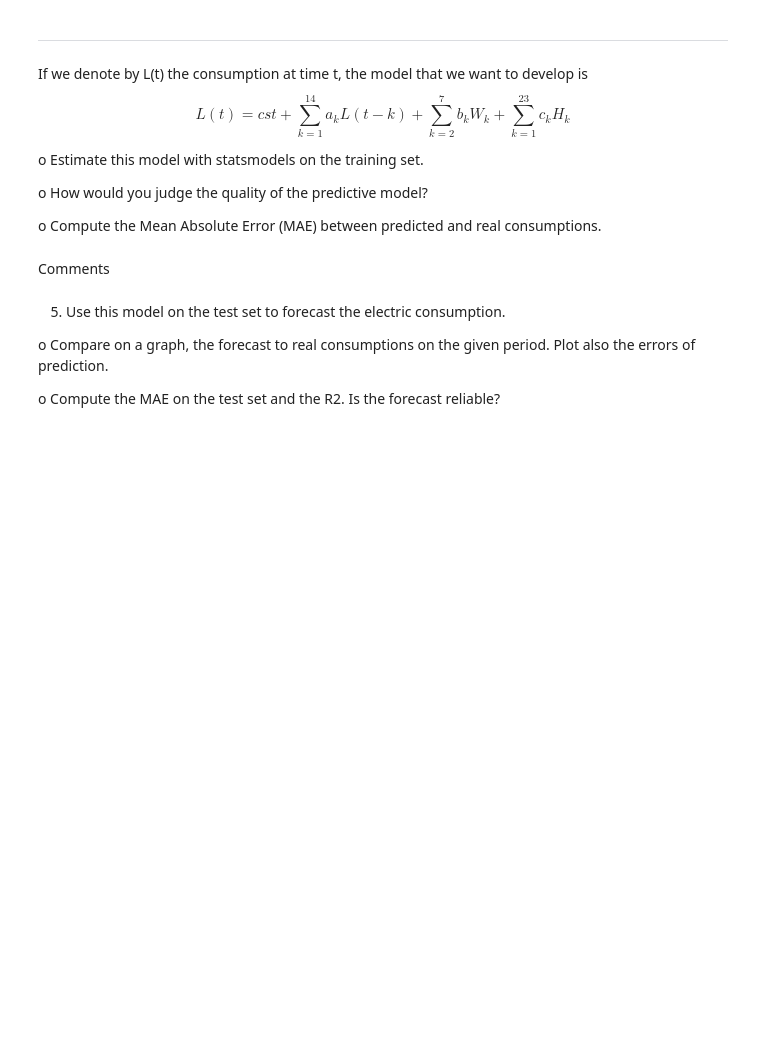
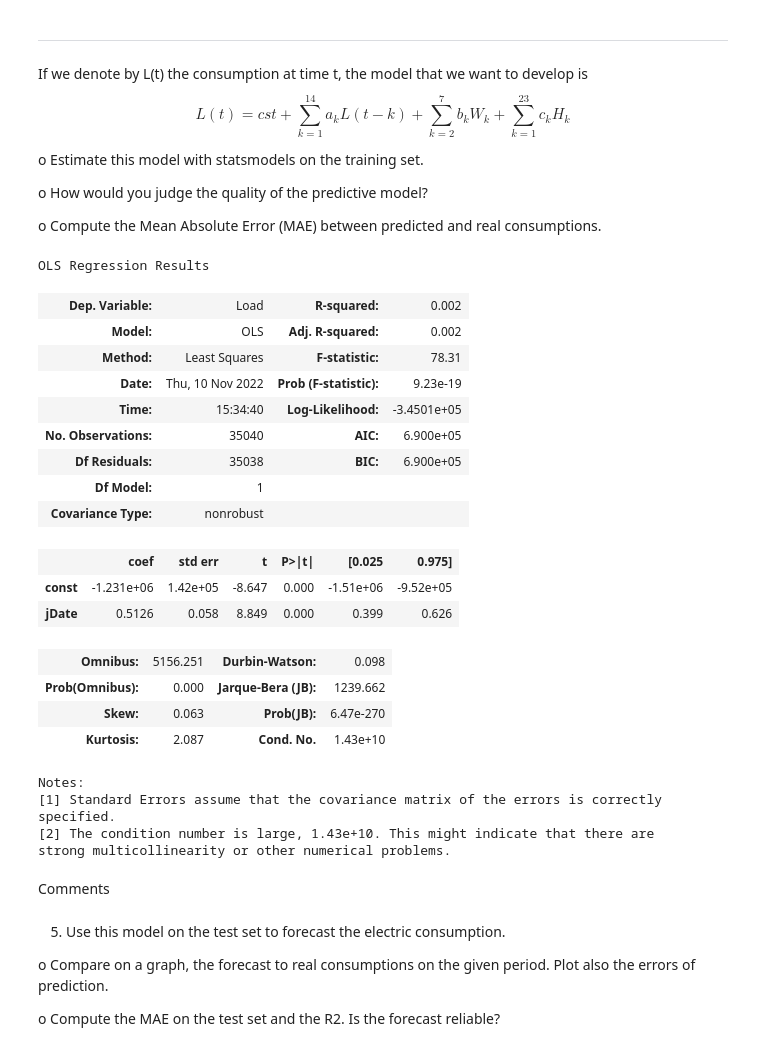
Before and after one commit to MxDx/Hackatons_2, a Jupyter notebook: hackathon2_without_code.ipynb, the cells around one changed output. Saved outputs shown, nothing was run; the diff lists cells and outputs as text; code cells hidden in the pictures; blank space fills up the shorter version.

```diff
--- a/hackathon2_without_code.ipynb
+++ b/hackathon2_without_code.ipynb
@@ -148,10 +154,13 @@ Comments
 
 ---
 # %%
-#code here
-data=data_energy_load
+#Add a column for the constant
 data_energy_load['Constant']=1
-data= pd.get_dummies(data_energy_load,prefix="H",columns=['Hour'],drop_first=True)
-data= pd.get_dummies(data_energy_load, prefix='W', columns=['Weekday'],drop_first=True)
-print(data.head())
+
+#Add a column for each hour of the day
+data_energy_load= pd.get_dummies(data_energy_load, prefix="H",columns=['Hour'],drop_first=True)
+
+#Add a column for each weekday
+data_energy_load= pd.get_dummies(data_energy_load, prefix='W', columns=['Weekday'],drop_first=True)
+print(data_energy_load.head())
 # %% [output]
@@ -182,11 +189,12 @@ Comments
 
 •	a test (or validation) set with observations from 02-12-2018 up to 31-12-2018.
 # %%
-# data['Date']=pd.to_datetime(data['Date'])
-data=data.set_index(data['Datetime'])
-data=data.sort_index()
+# Set the index
+data_energy_load=data_energy_load.set_index(data_energy_load['Datetime'])
+# Sort the index
+data_energy_load=data_energy_load.sort_index()
 
-train=data['2015-01-02':'2018-12-01']
-test=data['2018-12-02':'2018-12-31']
-print(test.tail())
+training_data = data_energy_load['2015-01-02':'2018-12-01']
+testing_data = data_energy_load['2018-12-02':'2018-12-31']
+print(testing_data.tail())
 # %% [output]
@@ -222,3 +228,44 @@ o	Compute the Mean Absolute Error (MAE) between predicted and real consumptions.
+# %%
+#code here
+
+# Test statsmodels
+# Import the data
+# dat = sm.datasets.get_rdataset("Guerry", "HistData").data
+
+data_energy_load['jDate'] = data_energy_load.index.to_julian_date()
+
+# Add constant
+Xm = sm.add_constant(data_energy_load["jDate"])
+
+
+# Create a model using OLS
+model = sm.OLS(data_energy_load["Load"], Xm)
+# Fit the model
+results = model.fit()
+# Print the summary output
+results.summary()
+# %% [output]
+OLS Regression Results
+| Dep. Variable: | Load | R-squared: | 0.002 |
+| Model: | OLS | Adj. R-squared: | 0.002 |
+| Method: | Least Squares | F-statistic: | 78.31 |
+| Date: | Thu, 10 Nov 2022 | Prob (F-statistic): | 9.23e-19 |
+| Time: | 15:34:40 | Log-Likelihood: | -3.4501e+05 |
+| No. Observations: | 35040 | AIC: | 6.900e+05 |
+| Df Residuals: | 35038 | BIC: | 6.900e+05 |
+| Df Model: | 1 |  |  |
+| Covariance Type: | nonrobust |  |  |
+|  | coef | std err | t | P>|t| | [0.025 | 0.975] |
+| const | -1.231e+06 | 1.42e+05 | -8.647 | 0.000 | -1.51e+06 | -9.52e+05 |
+| jDate | 0.5126 | 0.058 | 8.849 | 0.000 | 0.399 | 0.626 |
+| Omnibus: | 5156.251 | Durbin-Watson: | 0.098 |
+| Prob(Omnibus): | 0.000 | Jarque-Bera (JB): | 1239.662 |
+| Skew: | 0.063 | Prob(JB): | 6.47e-270 |
+| Kurtosis: | 2.087 | Cond. No. | 1.43e+10 |
+Notes:
+[1] Standard Errors assume that the covariance matrix of the errors is correctly specified.
+[2] The condition number is large, 1.43e+10. This might indicate that there are
+strong multicollinearity or other numerical problems.
 # %% [markdown]
 Comments
 # %% [markdown]
```
Also changed, not shown: parts of 5 cells of this notebook.
